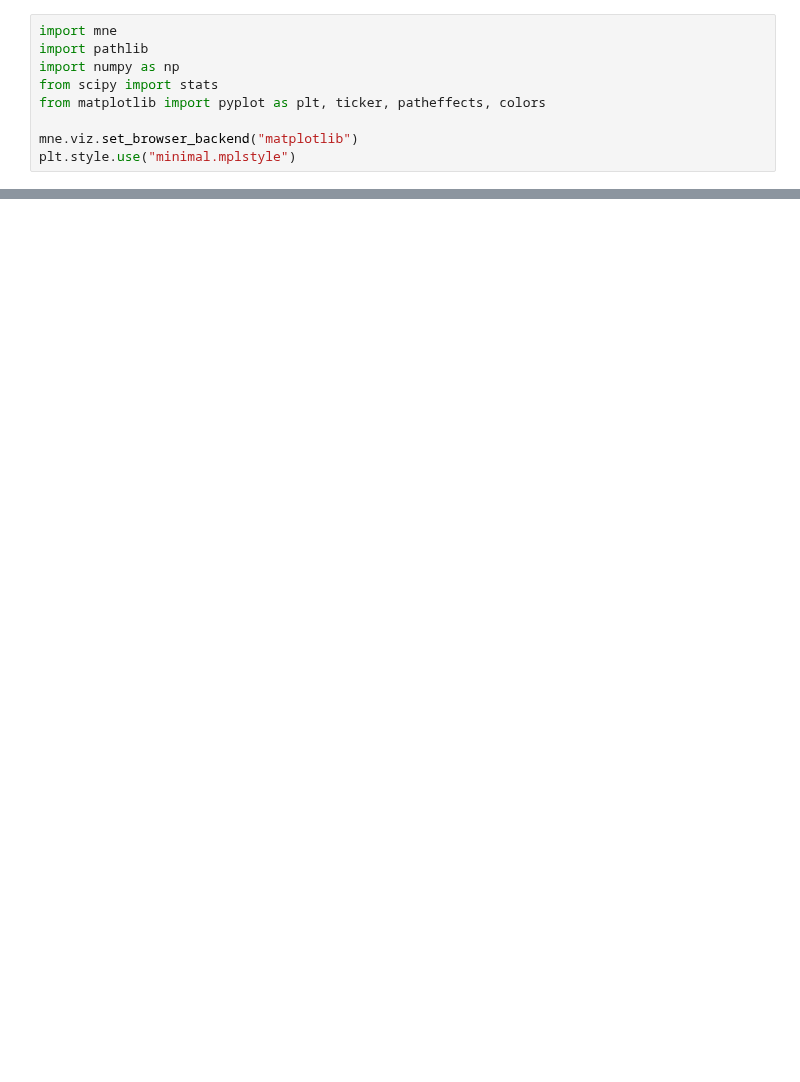
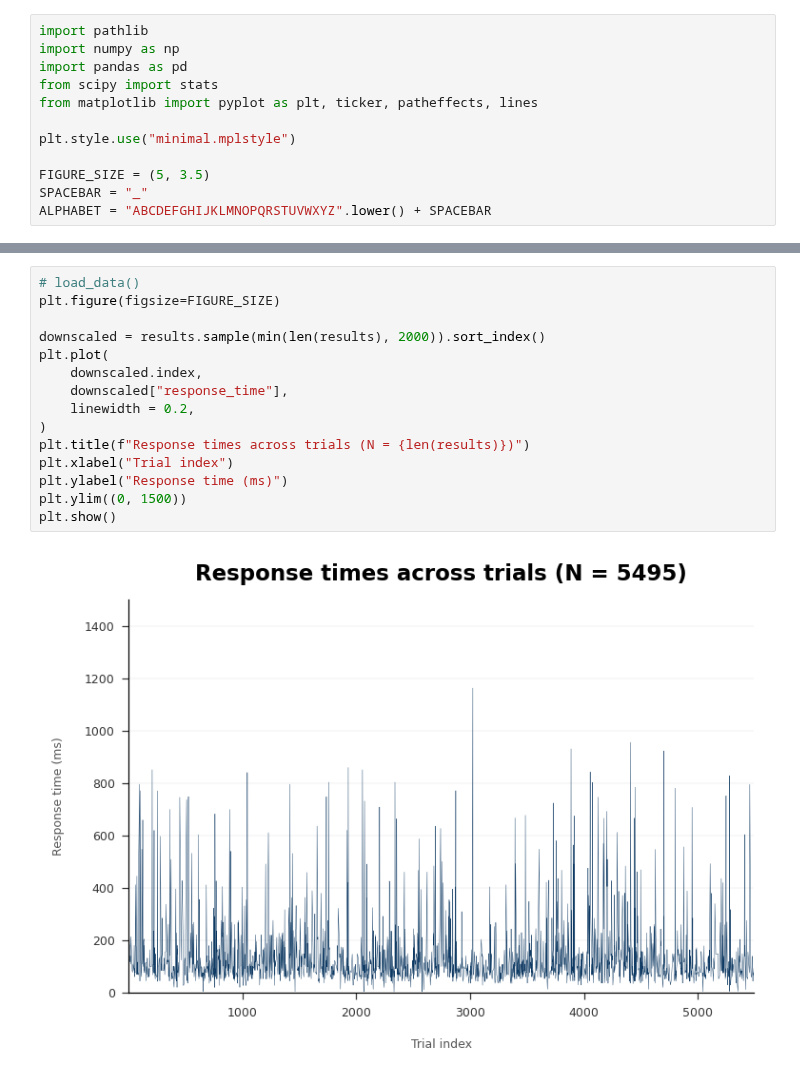
Before and after one commit to dlundgaard/AuthorshipArtifice, a Jupyter notebook: analysis/analysis_behavioural.ipynb, the cells around one changed output, grey strips where cells are left out. Cells and saved outputs as stored; diff of their text form; blank space fills up the shorter version.

```diff
--- a/analysis/analysis_behavioural.ipynb
+++ b/analysis/analysis_behavioural.ipynb
@@ -3,9 +1,12 @@
 # %%
-import mne
 import pathlib
 import numpy as np
+import pandas as pd
 from scipy import stats
-from matplotlib import pyplot as plt, ticker, patheffects, colors
+from matplotlib import pyplot as plt, ticker, patheffects, lines
 
-mne.viz.set_browser_backend("matplotlib")
 plt.style.use("minimal.mplstyle")
+
+FIGURE_SIZE = (5, 3.5)
+SPACEBAR = "_"
+ALPHABET = "ABCDEFGHIJKLMNOPQRSTUVWXYZ".lower() + SPACEBAR
@@ -682,0 +46,17 @@ windowed_mean_test(
+# %%
+# load_data()
+plt.figure(figsize=FIGURE_SIZE)
+
+downscaled = results.sample(min(len(results), 2000)).sort_index()
+plt.plot(
+    downscaled.index,
+    downscaled["response_time"],
+    linewidth = 0.2,
+)
+plt.title(f"Response times across trials (N = {len(results)})")
+plt.xlabel("Trial index")
+plt.ylabel("Response time (ms)")
+plt.ylim((0, 1500))
+plt.show()
+# %% [output]
+[figure, added]
```
Also changed, not shown: parts of 22 cells of this notebook, 1 other file.
